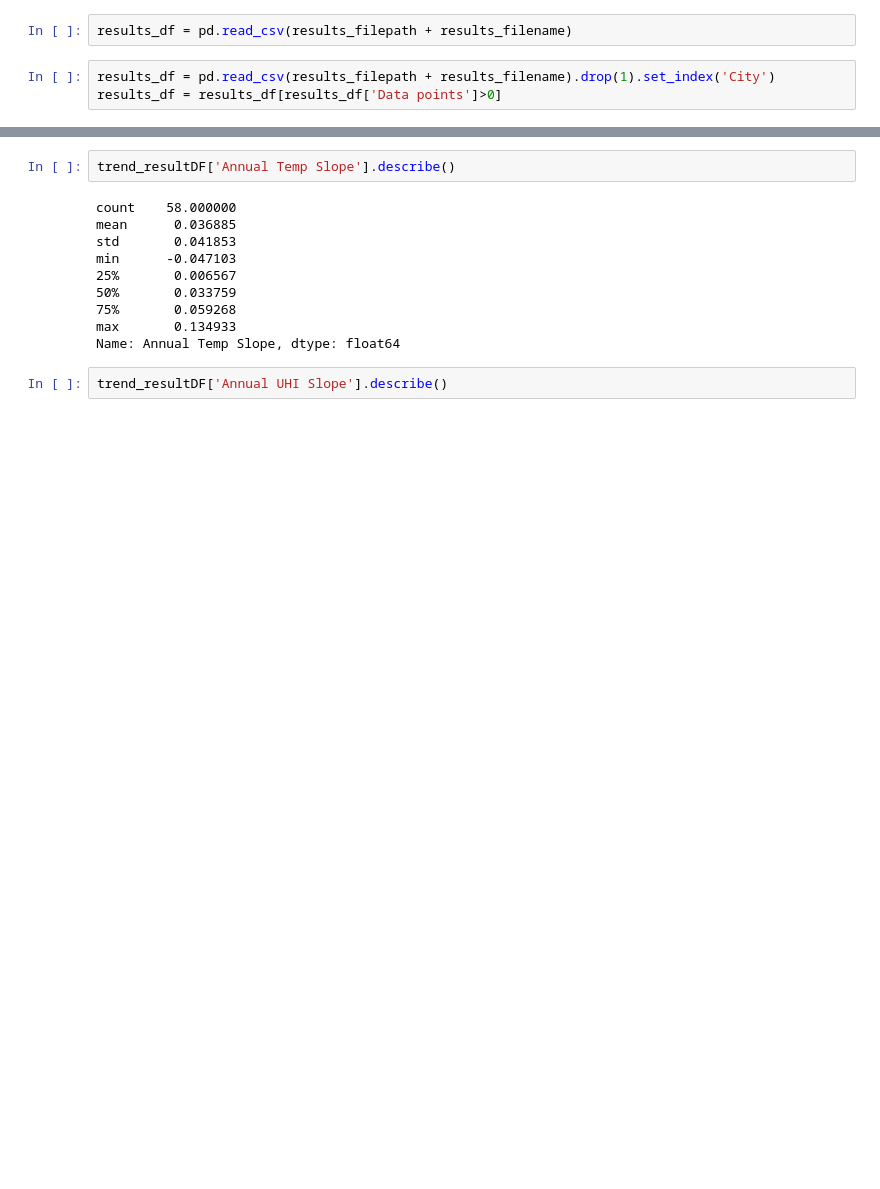
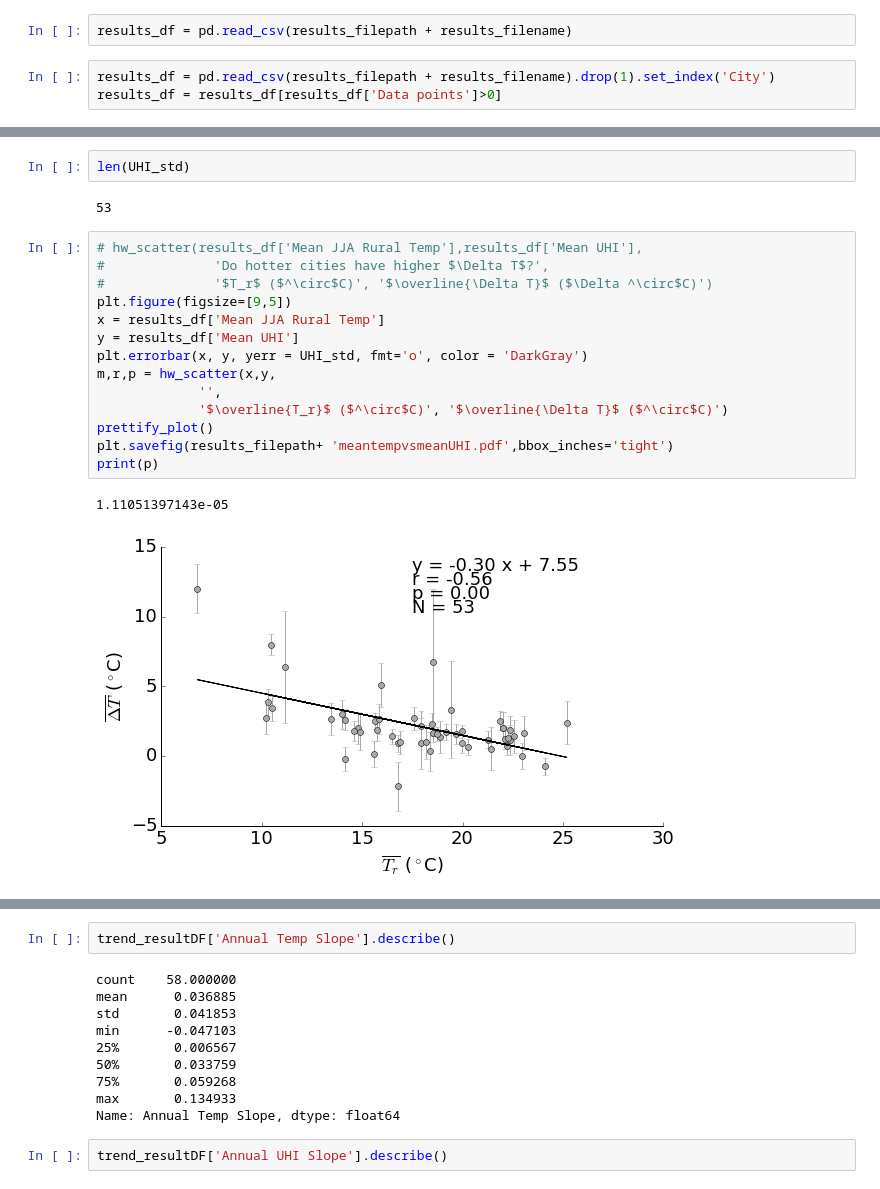
Before and after one commit to gottscott/heat, a Jupyter notebook: PaperFigures.ipynb, the cells around one changed output, grey strips where cells are left out. Drawn from its saved outputs; the diff is of its cells as text; blank space fills up the shorter version.

```diff
--- a/PaperFigures.ipynb
+++ b/PaperFigures.ipynb
@@ -762,0 +1126,21 @@ plt.savefig(results_filepath+ 'JJAslopes.pdf', bbox_inches='tight')
+# %%
+len(UHI_std)
+# %% [output]
+53
+# %%
+# hw_scatter(results_df['Mean JJA Rural Temp'],results_df['Mean UHI'],
+#              'Do hotter cities have higher $\Delta T$?',
+#              '$T_r$ ($^\circ$C)', '$\overline{\Delta T}$ ($\Delta ^\circ$C)')
+plt.figure(figsize=[9,5])
+x = results_df['Mean JJA Rural Temp']
+y = results_df['Mean UHI']
+plt.errorbar(x, y, yerr = UHI_std, fmt='o', color = 'DarkGray')
+m,r,p = hw_scatter(x,y,
+             '',
+             '$\overline{T_r}$ ($^\circ$C)', '$\overline{\Delta T}$ ($^\circ$C)')
+prettify_plot()
+plt.savefig(results_filepath+ 'meantempvsmeanUHI.pdf',bbox_inches='tight')
+print(p)
+# %% [output]
+1.11051397143e-05
+[figure, added]
```
Also changed, not shown: parts of 108 cells of this notebook, 16 other files.
